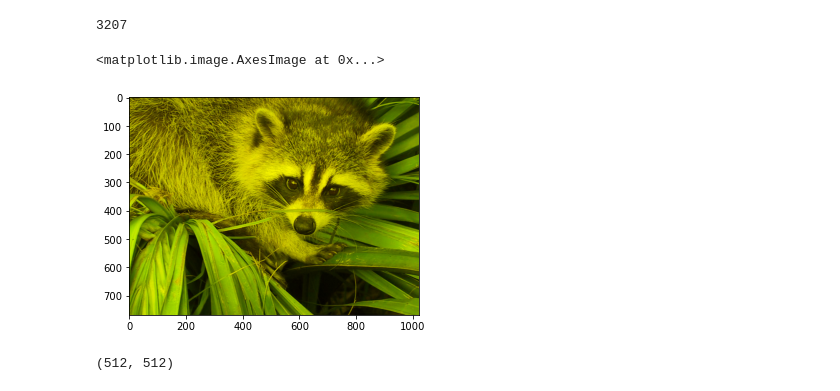
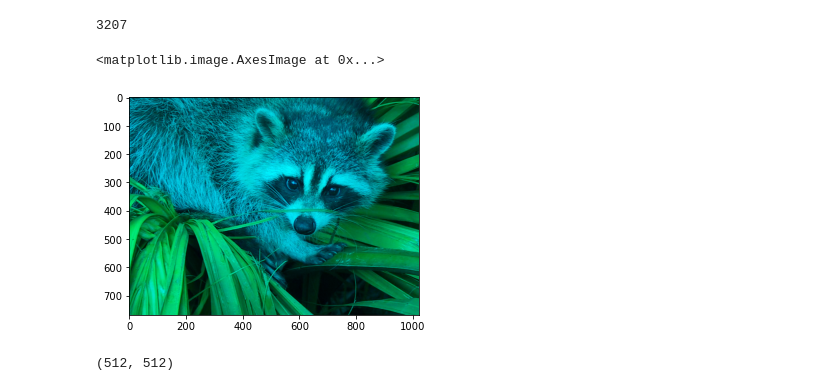
Before and after one commit to srikanthpragada/DS_30_NOV_2020, a Jupyter notebook: numpy/numpy_demo.ipynb, the cells around one changed output. Cells and saved outputs as stored; diff of their text form; code cells hidden in the pictures.

```diff
--- a/numpy/numpy_demo.ipynb
+++ b/numpy/numpy_demo.ipynb
@@ -1268,11 +1280,11 @@ plt.imshow(np.vstack((f1,f2)))
 3207
 # %%
 newimg = img.copy()
-newimg[:,:,2] = 0
+newimg[:,:,0] = 0    # Set red part of image to 0
 plt.imshow(newimg)
 # %% [output]
 <matplotlib.image.AxesImage at 0x...>
-[figure, old version]
+[figure, new version]
 # %%
 gimg = misc.ascent()
 gimg.shape
```
Also changed, not shown: parts of 7 cells of this notebook.
